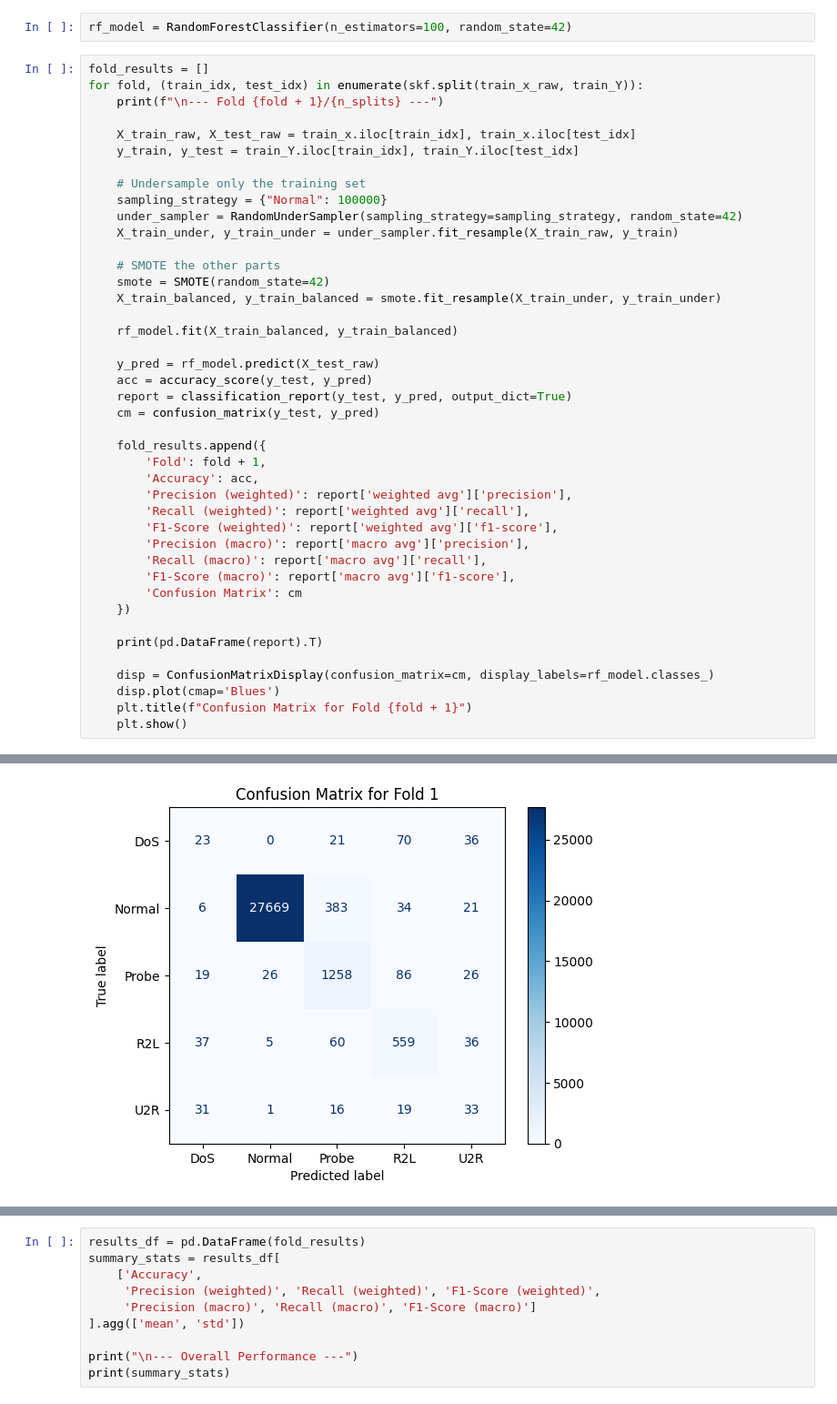
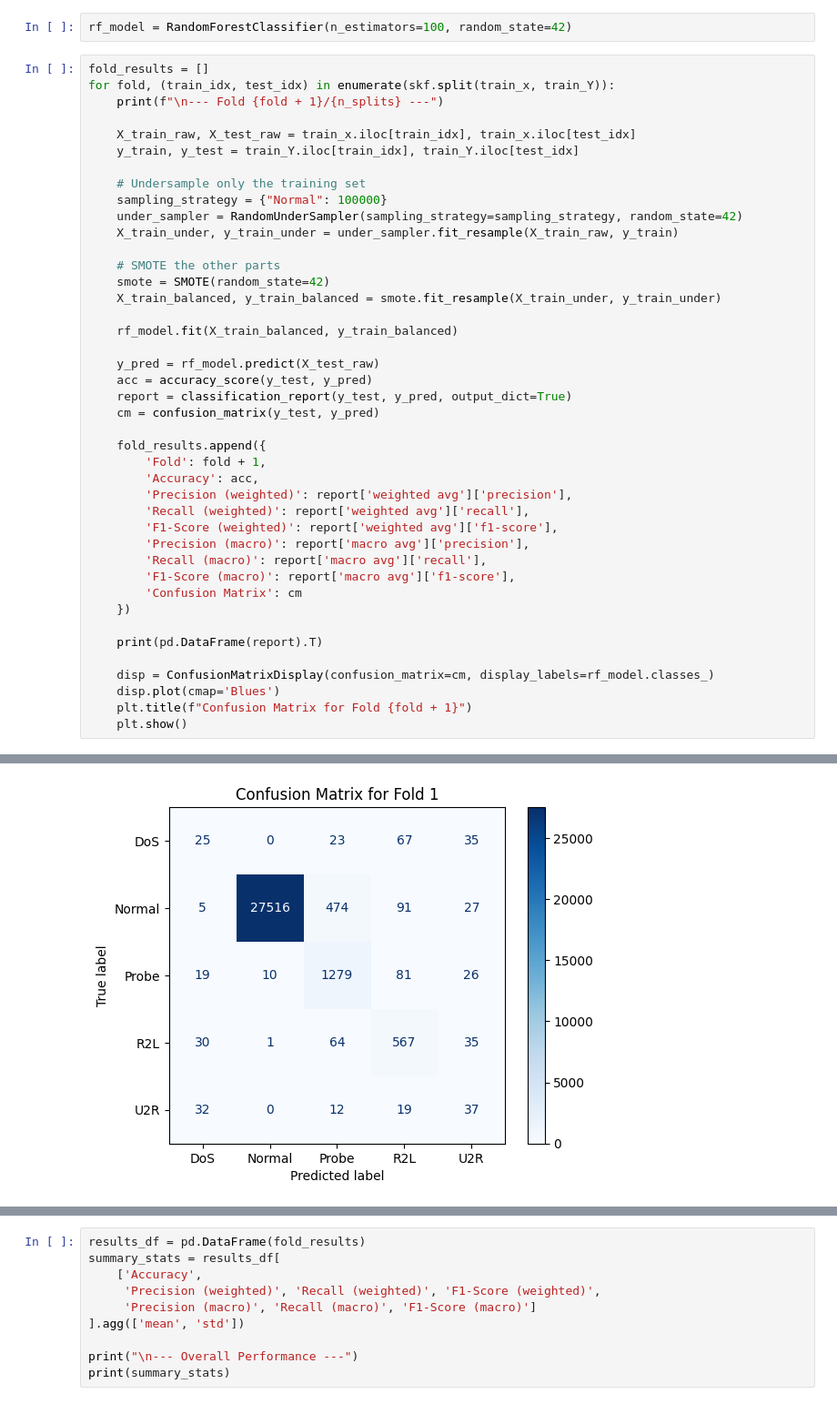
Before and after one commit to Mugna46/AI_project, a Jupyter notebook: AI.ipynb, the cells around one changed output, grey strips where cells are left out. Shown at 91% size. Saved outputs shown, nothing was run; the diff lists cells and outputs as text.

Commit message:
fix(notebook): RF fix of training set

```diff
--- a/AI.ipynb
+++ b/AI.ipynb
@@ -1527,7 +1521,7 @@ skf = StratifiedKFold(n_splits=n_splits, shuffle=True, random_state=42)
 rf_model = RandomForestClassifier(n_estimators=100, random_state=42)
 # %%
 fold_results = []
-for fold, (train_idx, test_idx) in enumerate(skf.split(train_x_raw, train_Y)):
+for fold, (train_idx, test_idx) in enumerate(skf.split(train_x, train_Y)):
     print(f"\n--- Fold {fold + 1}/{n_splits} ---")
 
     X_train_raw, X_test_raw = train_x.iloc[train_idx], train_x.iloc[test_idx]
@@ -1581,2 +1575,2 @@ weighted avg   0.973372  0.969385  0.970842  30475.000000
-[figure, old version]
+[figure, new version]
 --- Fold 2/10 ---
```
Also changed, not shown: parts of 7 cells of this notebook.
